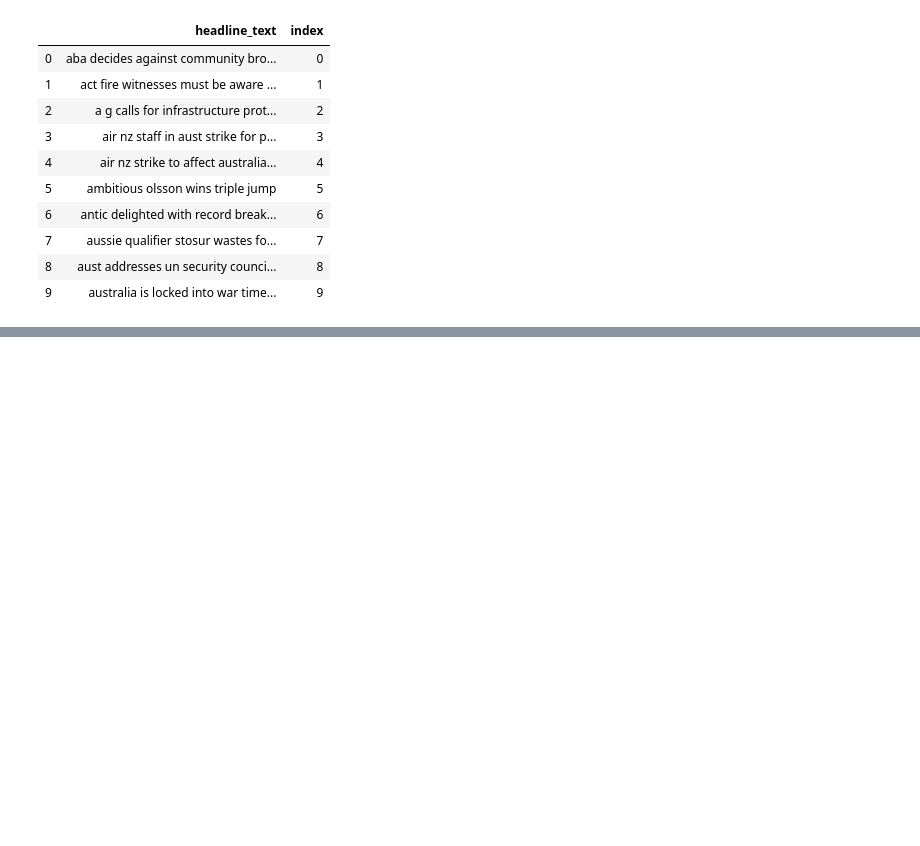
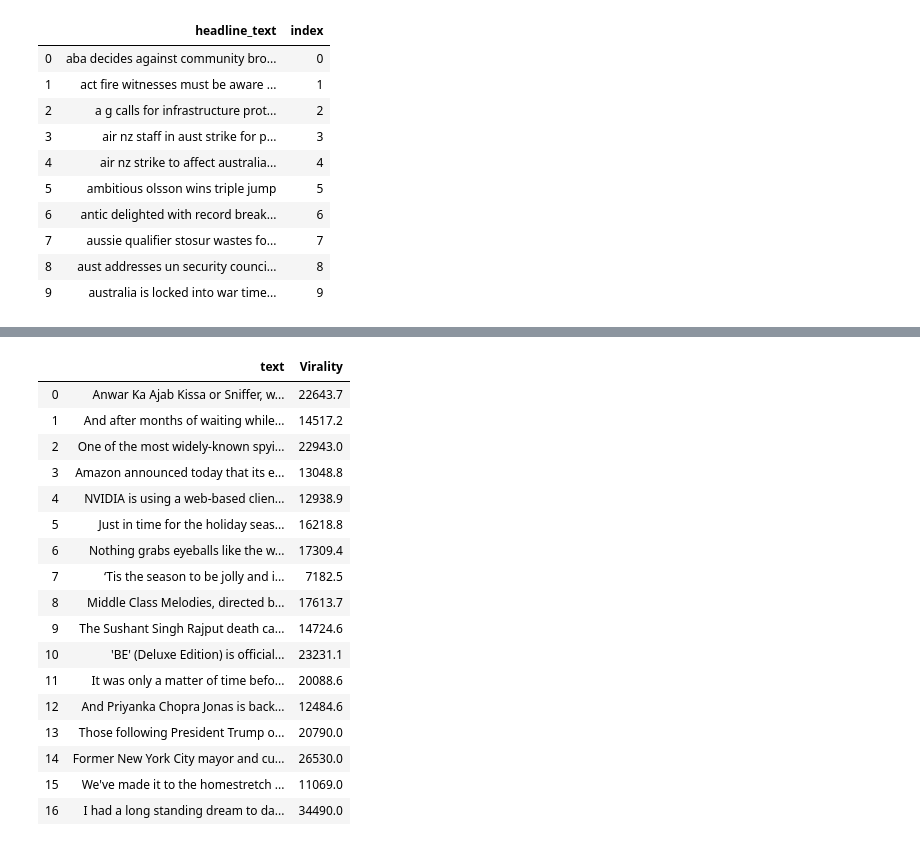
Before and after one commit to dark-matter-52/Online-News-Popularity, a Jupyter notebook: Online-news-popularity-ongoing.ipynb, the cells around one changed output, grey strips where cells are left out. Saved outputs shown, nothing was run; the diff lists cells and outputs as text; code cells hidden in the pictures; blank space fills up the shorter version.

```diff
--- a/Online-news-popularity-ongoing.ipynb
+++ b/Online-news-popularity-ongoing.ipynb
@@ -132,0 +358,33 @@ Number of headlines in the dataset: 1186018
+# %%
+# global_rate_positive_words: Rate of positive words in the content
+# global_rate_negative_words: Rate of negative words in the content
+# rate_positive_words: Rate of positive words among non-neutral tokens
+# rate_negative_words: Rate of negative words among non-neutral tokens
+
+def rates(words):
+    words=polar(words)
+    positive=words[0]
+    negative=words[1]
+
+    global_rate_positive_words=(len(positive)/len(words))/100
+    global_rate_negative_words=(len(negative)/len(words))/100
+
+    polar_positive=[]
+    polar_negative=[]
+
+    for i in positive:
+        analysis=TextBlob(i)
+        polar_positive.append(analysis.sentiment.polarity)
+        avg_positive_polarity=analysis.sentiment.polarity # avg_positive_polarity: Avg. polarity of positive words
+    for j in negative:
+        analysis2=TextBlob(j)
+        polar_negative.append(analysis2.sentiment.polarity)
+        avg_negative_polarity=analysis2.sentiment.polarity # avg_negative_polarity: Avg. polarity of negative words
+
+    min_positive_polarity=min(polar_positive)
+    max_positive_polarity=max(polar_positive)
+    min_negative_polarity=min(polar_negative)
+    max_negative_polarity=max(polar_negative)
+    avg_positive_polarity=np.average(polar_positive)
+    avg_negative_polarity=np.average(polar_negative)
+    return global_rate_positive_words,global_rate_negative_words,avg_positive_polarity,min_positive_polarity,max_positive_polarity,avg_negative_polarity,min_negative_polarity,max_negative_polarity
@@ -132,0 +512,5 @@ Number of headlines in the dataset: 1186018
+# %%
+pred_df=pd.DataFrame(df1)
+pred_test=pred_df.drop(['text'],axis=1)
+pred_df.head()
+# pred_test.head()
@@ -132,0 +525,24 @@ Number of headlines in the dataset: 1186018
+# %%
+test2=pd.DataFrame(clf.predict(pred_test),pred_df['text'])
+test2.reset_index(level=0, inplace=True)
+test2 = test2.rename(index=str, columns={"index": "News", 0: "Virality"})
+test2
+# %% [output]
+|  | text | Virality |
+| 0 | Anwar Ka Ajab Kissa or Sniffer, w... | 22643.7 |
+| 1 | And after months of waiting while... | 14517.2 |
+| 2 | One of the most widely-known spyi... | 22943.0 |
+| 3 | Amazon announced today that its e... | 13048.8 |
+| 4 | NVIDIA is using a web-based clien... | 12938.9 |
+| 5 | Just in time for the holiday seas... | 16218.8 |
+| 6 | Nothing grabs eyeballs like the w... | 17309.4 |
+| 7 | ‘Tis the season to be jolly and i... | 7182.5 |
+| 8 | Middle Class Melodies, directed b... | 17613.7 |
+| 9 | The Sushant Singh Rajput death ca... | 14724.6 |
+| 10 | 'BE' (Deluxe Edition) is official... | 23231.1 |
+| 11 | It was only a matter of time befo... | 20088.6 |
+| 12 | And Priyanka Chopra Jonas is back... | 12484.6 |
+| 13 | Those following President Trump o... | 20790.0 |
+| 14 | Former New York City mayor and cu... | 26530.0 |
+| 15 | We've made it to the homestretch ... | 11069.0 |
+| 16 | I had a long standing dream to da... | 34490.0 |
```
Also changed, not shown: parts of 16 cells of this notebook.
